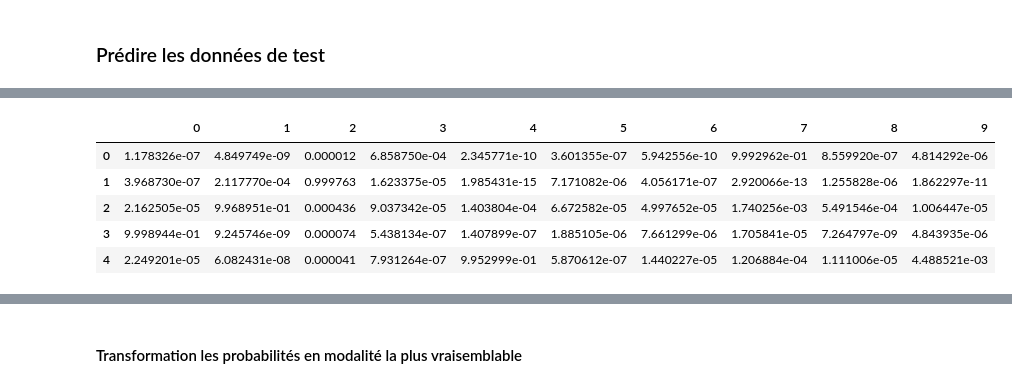
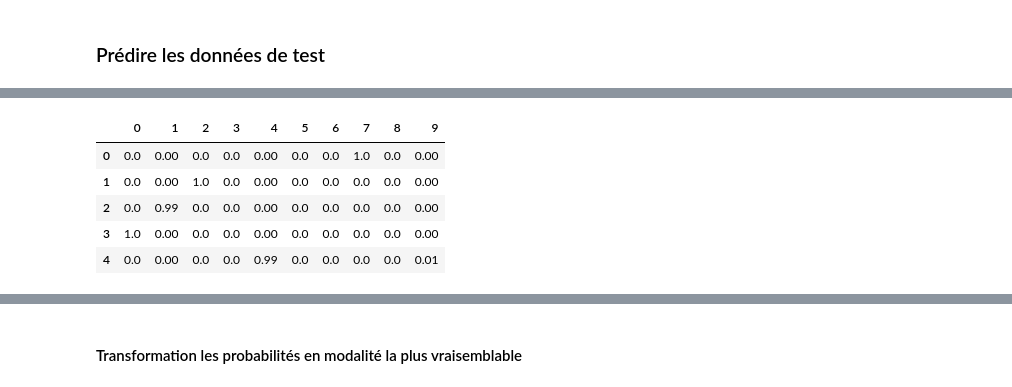
Before and after one commit to Abdkar95/Lab1_Deep_Learning_IRIS_V3, a Jupyter notebook: Lab2_.ipynb, the cells around one changed output, grey strips where cells are left out. Drawn from its saved outputs; the diff is of its cells as text; code cells hidden in the pictures.

```diff
--- a/Lab2_.ipynb
+++ b/Lab2_.ipynb
@@ -173,10 +167,10 @@ y_test_pred = model.predict(X_test)  # Prédictions sur l'ensemble de test
 # %%
-pd.DataFrame(y_test_pred).head()  # Affiche les premières lignes des prédictions
+pd.DataFrame(y_test_pred).head().round(2)  # Affiche les premières prédictions arrondies à 2 décimales
 # %% [output]
 |  | 0 | 1 | 2 | 3 | 4 | 5 | 6 | 7 | 8 | 9 |
-| 0 | 1.178326e-07 | 4.849749e-09 | 0.000012 | 6.858750e-04 | 2.345771e-10 | 3.601355e-07 | 5.942556e-10 | 9.992962e-01 | 8.559920e-07 | 4.814292e-06 |
-| 1 | 3.968730e-07 | 2.117770e-04 | 0.999763 | 1.623375e-05 | 1.985431e-15 | 7.171082e-06 | 4.056171e-07 | 2.920066e-13 | 1.255828e-06 | 1.862297e-11 |
-| 2 | 2.162505e-05 | 9.968951e-01 | 0.000436 | 9.037342e-05 | 1.403804e-04 | 6.672582e-05 | 4.997652e-05 | 1.740256e-03 | 5.491546e-04 | 1.006447e-05 |
-| 3 | 9.998944e-01 | 9.245746e-09 | 0.000074 | 5.438134e-07 | 1.407899e-07 | 1.885105e-06 | 7.661299e-06 | 1.705841e-05 | 7.264797e-09 | 4.843935e-06 |
-| 4 | 2.249201e-05 | 6.082431e-08 | 0.000041 | 7.931264e-07 | 9.952999e-01 | 5.870612e-07 | 1.440227e-05 | 1.206884e-04 | 1.111006e-05 | 4.488521e-03 |
+| 0 | 0.0 | 0.00 | 0.0 | 0.0 | 0.00 | 0.0 | 0.0 | 1.0 | 0.0 | 0.00 |
+| 1 | 0.0 | 0.00 | 1.0 | 0.0 | 0.00 | 0.0 | 0.0 | 0.0 | 0.0 | 0.00 |
+| 2 | 0.0 | 0.99 | 0.0 | 0.0 | 0.00 | 0.0 | 0.0 | 0.0 | 0.0 | 0.00 |
+| 3 | 1.0 | 0.00 | 0.0 | 0.0 | 0.00 | 0.0 | 0.0 | 0.0 | 0.0 | 0.00 |
+| 4 | 0.0 | 0.00 | 0.0 | 0.0 | 0.99 | 0.0 | 0.0 | 0.0 | 0.0 | 0.01 |
 # %%
```
Also changed, not shown: parts of 15 cells of this notebook.
